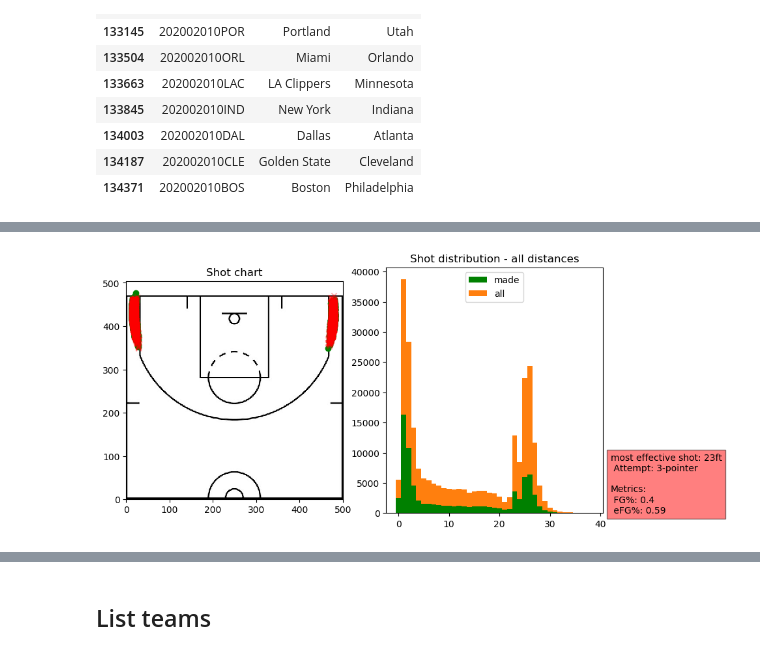
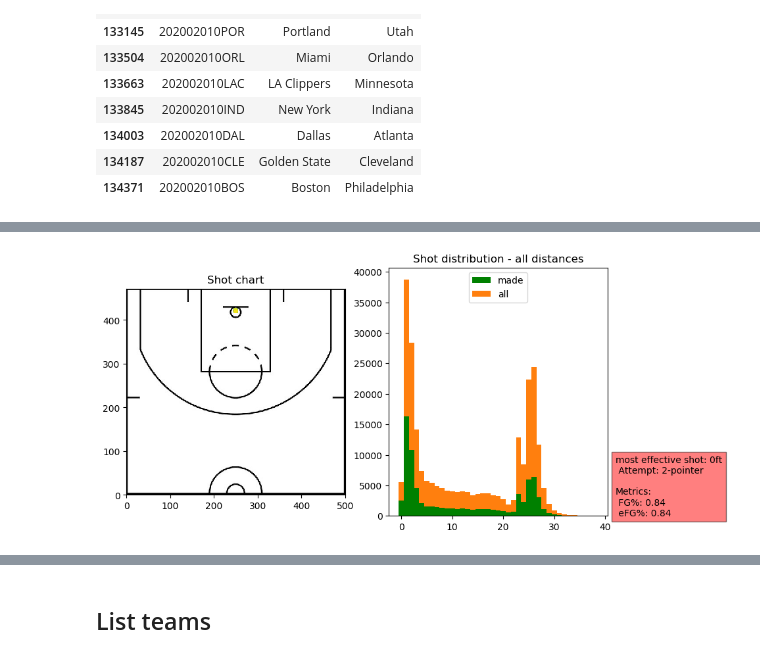
Before and after one commit to theccalderon/shot_chart, a Jupyter notebook: 00_core.ipynb, the cells around one changed output, grey strips where cells are left out. Saved outputs shown, nothing was run; the diff lists cells and outputs as text; code cells hidden in the pictures.

```diff
--- a/00_core.ipynb
+++ b/00_core.ipynb
@@ -475,7 +492,7 @@ shots.plot_shots(date_range="202002010SAC")
 # %%
-shots.plot_effective(most_or_least="most", metric="efg", exclude=['0ft','1ft', '2ft'])
+shots.plot_effective(most_or_least="most", metric="efg")
 # %% [output]
-[figure, old version]
+[figure, new version]
 # %%
 shots.plot_effective(most_or_least="most", metric="efg", exclude=['0ft','1ft','2ft','23ft'])
 # %% [output]
```
Also changed, not shown: parts of 9 cells of this notebook.
